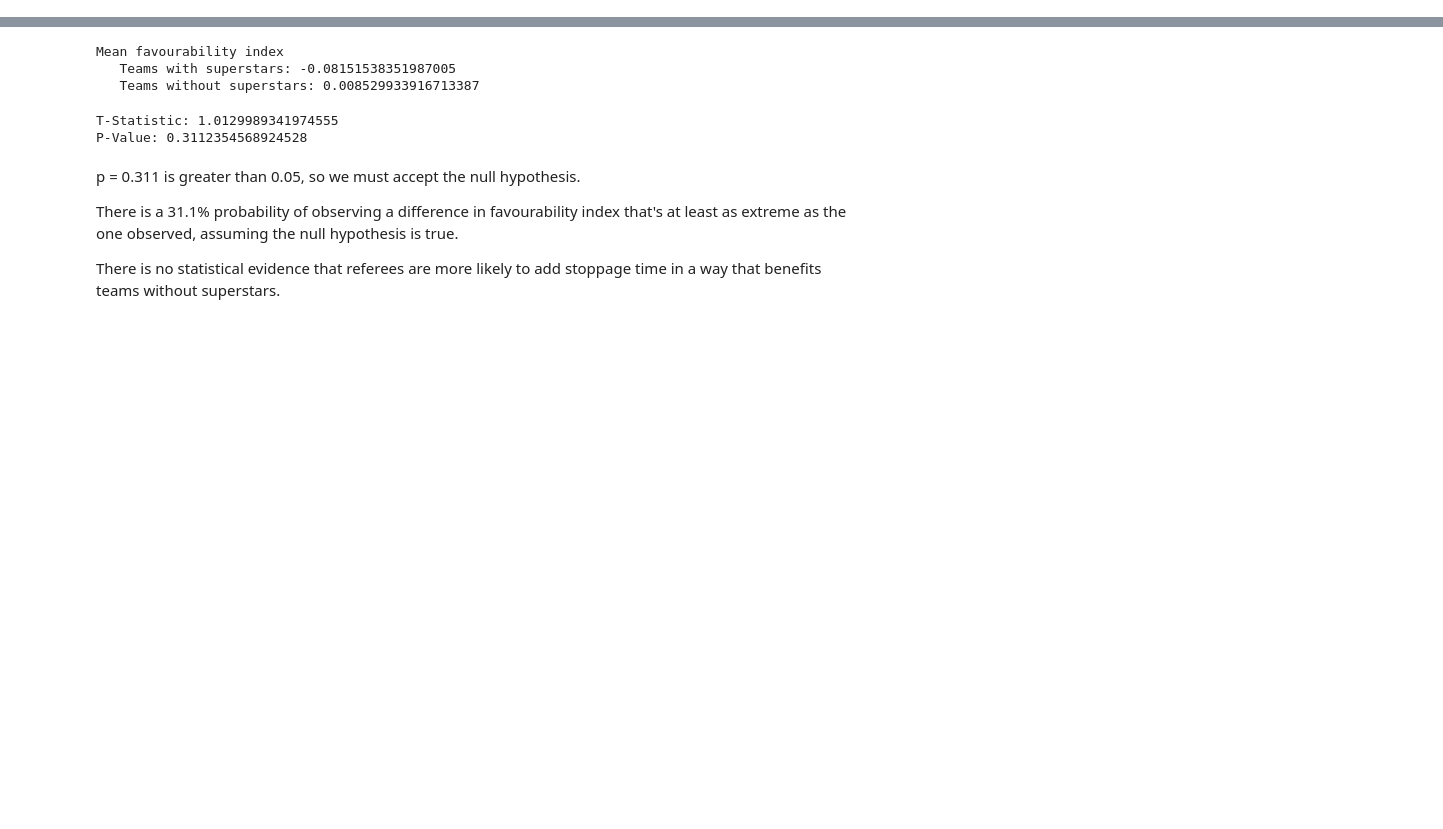
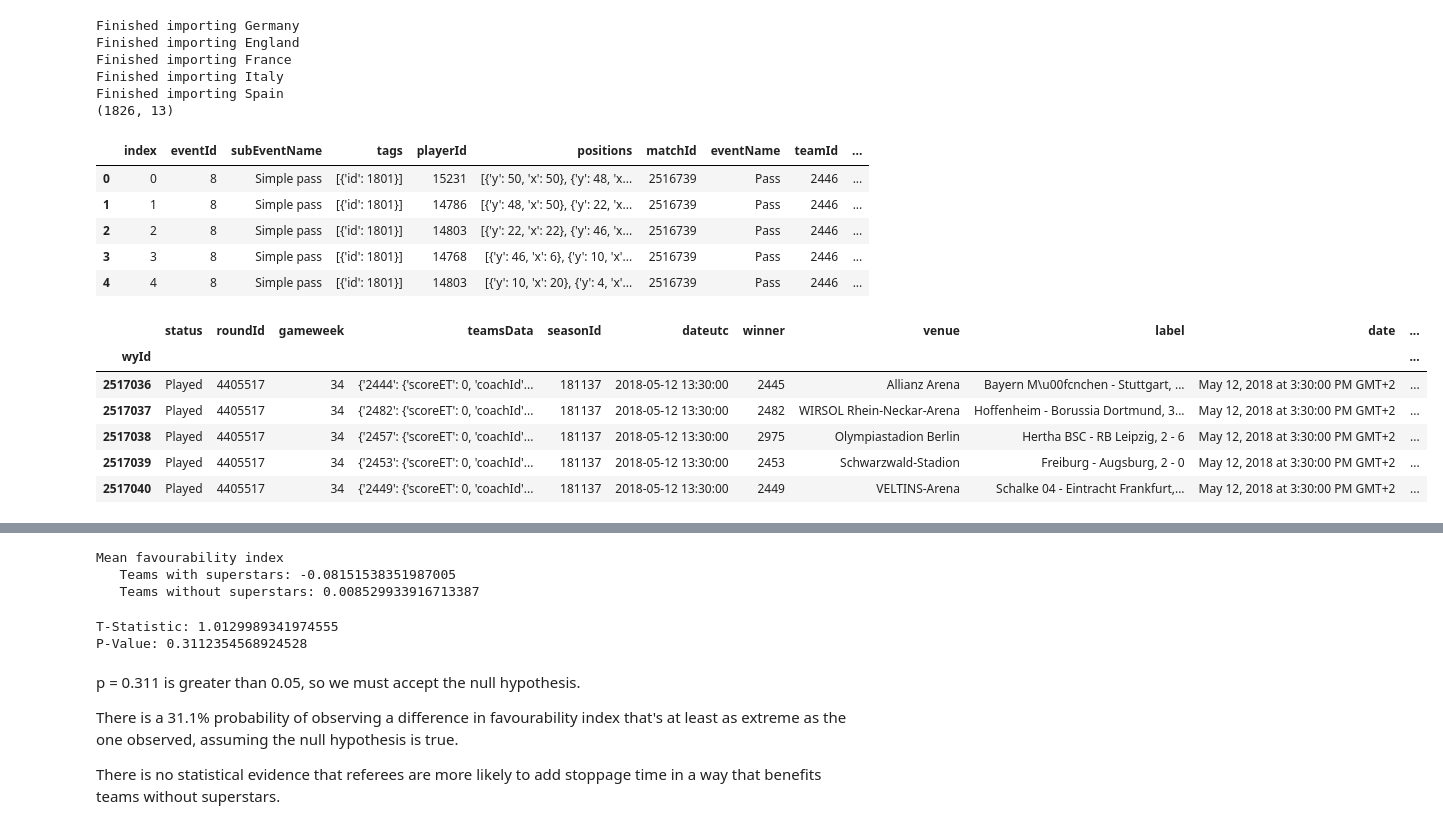
Before and after one commit to Jeevanthiruchittampalam/ESPNAnalytics, a Jupyter notebook: rq1/rq1.ipynb, the cells around one changed output, grey strips where cells are left out. Cells and saved outputs as stored; diff of their text form; code cells hidden in the pictures; blank space fills up the shorter version.

```diff
--- a/rq3/rq3.ipynb
+++ b/rq1/rq1.ipynb
@@ -377,0 +7,45 @@ stacked_df.head(10)
+# %%
+import pandas as pd
+
+# Load the events data from the JSON file
+competitions = ['Germany', 'England', 'France', 'Italy', 'Spain']
+
+events_df = pd.read_json(f'data/events/events_{competitions[0]}.json')
+matches_df = pd.read_json(f'data/matches/matches_{competitions[0]}.json')
+print("Finished importing", competitions[0])
+
+# Combine events from all leagues into one dataframe, matches_df
+for competition in competitions[1:]:
+    events_df_temp = pd.read_json(f'data/events/events_{competition}.json')
+    matches_df_temp = pd.read_json(f'data/matches/matches_{competition}.json')
+    events_df = pd.concat([events_df, events_df_temp])
+    matches_df = pd.concat([matches_df, matches_df_temp])
+    print("Finished importing", competition)
+
+matches_df = matches_df.set_index('wyId')
+events_df.reset_index(inplace=True)
+
+# Preview the DataFrame
+print(matches_df.shape)
+display(events_df.head())
+display(matches_df.head())
+# %% [output]
+Finished importing Germany
+Finished importing England
+Finished importing France
+Finished importing Italy
+Finished importing Spain
+(1826, 13)
+|  | index | eventId | subEventName | tags | playerId | positions | matchId | eventName | teamId | ... |
+| 0 | 0 | 8 | Simple pass | [{'id': 1801}] | 15231 | [{'y': 50, 'x': 50}, {'y': 48, 'x... | 2516739 | Pass | 2446 | ... |
+| 1 | 1 | 8 | Simple pass | [{'id': 1801}] | 14786 | [{'y': 48, 'x': 50}, {'y': 22, 'x... | 2516739 | Pass | 2446 | ... |
+| 2 | 2 | 8 | Simple pass | [{'id': 1801}] | 14803 | [{'y': 22, 'x': 22}, {'y': 46, 'x... | 2516739 | Pass | 2446 | ... |
+| 3 | 3 | 8 | Simple pass | [{'id': 1801}] | 14768 | [{'y': 46, 'x': 6}, {'y': 10, 'x'... | 2516739 | Pass | 2446 | ... |
+| 4 | 4 | 8 | Simple pass | [{'id': 1801}] | 14803 | [{'y': 10, 'x': 20}, {'y': 4, 'x'... | 2516739 | Pass | 2446 | ... |
+|  | status | roundId | gameweek | teamsData | seasonId | dateutc | winner | venue | label | date | ... |
+| wyId |  |  |  |  |  |  |  |  |  |  | ... |
+| 2517036 | Played | 4405517 | 34 | {'2444': {'scoreET': 0, 'coachId'... | 181137 | 2018-05-12 13:30:00 | 2445 | Allianz Arena | Bayern M\u00fcnchen - Stuttgart, ... | May 12, 2018 at 3:30:00 PM GMT+2 | ... |
+| 2517037 | Played | 4405517 | 34 | {'2482': {'scoreET': 0, 'coachId'... | 181137 | 2018-05-12 13:30:00 | 2482 | WIRSOL Rhein-Neckar-Arena | Hoffenheim - Borussia Dortmund, 3... | May 12, 2018 at 3:30:00 PM GMT+2 | ... |
+| 2517038 | Played | 4405517 | 34 | {'2457': {'scoreET': 0, 'coachId'... | 181137 | 2018-05-12 13:30:00 | 2975 | Olympiastadion Berlin | Hertha BSC - RB Leipzig, 2 - 6 | May 12, 2018 at 3:30:00 PM GMT+2 | ... |
+| 2517039 | Played | 4405517 | 34 | {'2453': {'scoreET': 0, 'coachId'... | 181137 | 2018-05-12 13:30:00 | 2453 | Schwarzwald-Stadion | Freiburg - Augsburg, 2 - 0 | May 12, 2018 at 3:30:00 PM GMT+2 | ... |
+| 2517040 | Played | 4405517 | 34 | {'2449': {'scoreET': 0, 'coachId'... | 181137 | 2018-05-12 13:30:00 | 2449 | VELTINS-Arena | Schalke 04 - Eintracht Frankfurt,... | May 12, 2018 at 3:30:00 PM GMT+2 | ... |
```
Also changed, not shown: parts of 40 cells of this notebook, 4 other files.
